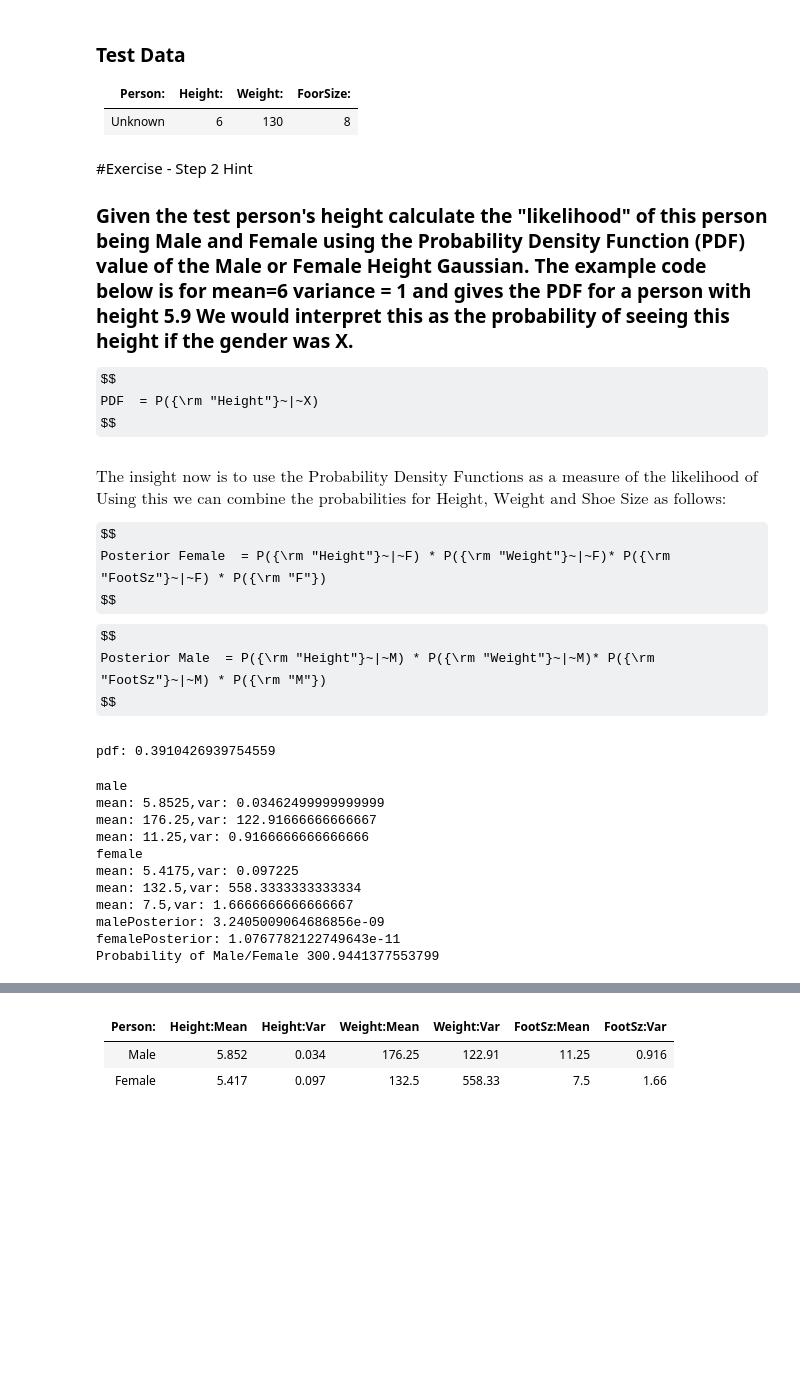
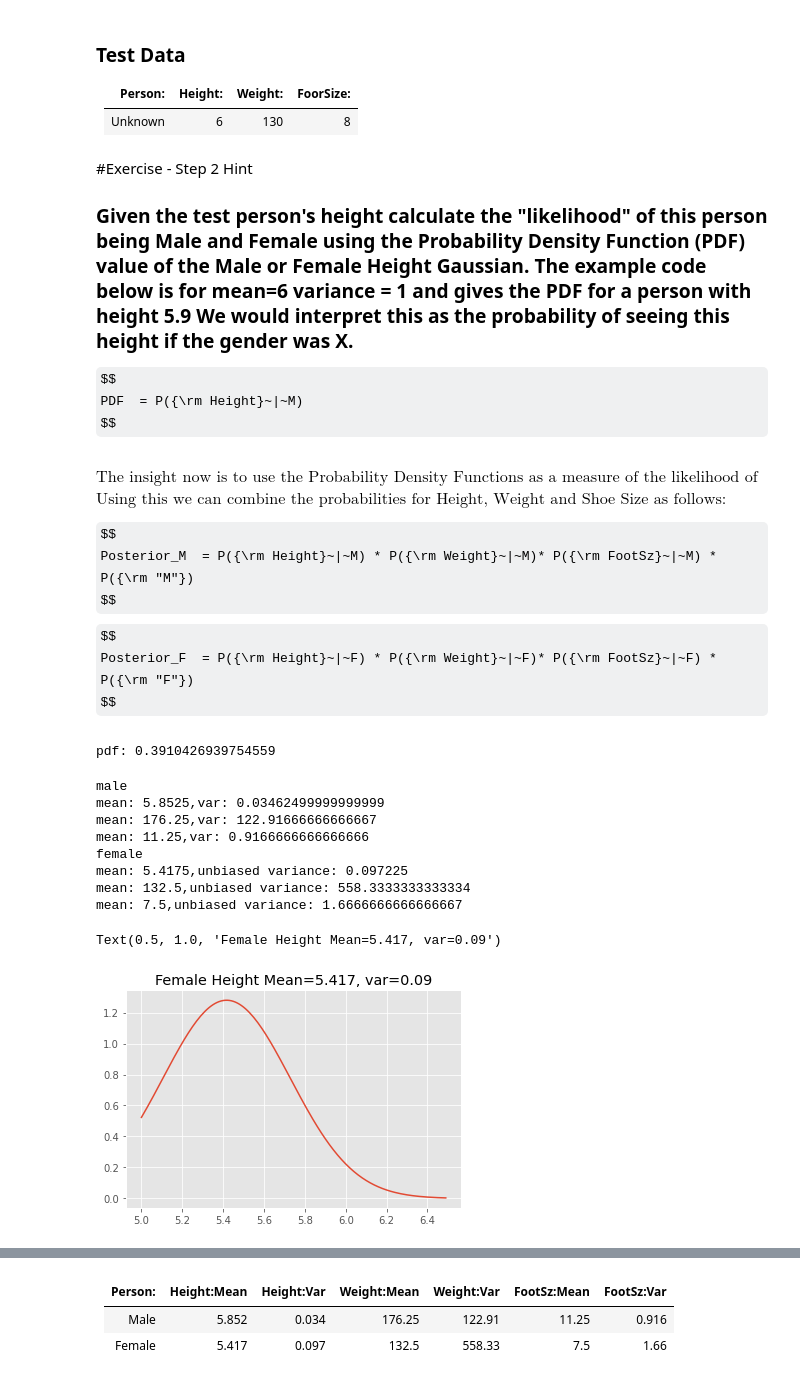
Before and after one commit to johntango/Cert3, a Jupyter notebook: NaiveBayes.ipynb, the cells around one changed output, grey strips where cells are left out. Saved outputs shown, nothing was run; the diff lists cells and outputs as text; code cells hidden in the pictures; some formulas as TeX source; blank space fills up the shorter version.

```diff
--- a/NaiveBayes.ipynb
+++ b/NaiveBayes.ipynb
@@ -238,17 +238,18 @@ $\text{The  training set. We assume Gaussian distributions, with mean and unbias
 #Exercise - Step 2 Hint
 ### Given the test person's height calculate the "likelihood" of this person being Male and Female using the Probability Density Function (PDF) value of the Male or Female Height Gaussian. The example code below is for mean=6 variance = 1  and gives the PDF for a person with height 5.9  We would interpret this as the probability of seeing this height if the gender was X.
 $$
-PDF  = P({\rm "Height"}~|~X)
+PDF  = P({\rm Height}~|~M)
 $$
 # %% [markdown]
-$\text{The insight now is to use the Probability Density Functions as a measure of the likelihood of seeing a sample. }$
+$\text{The insight now is to use the Probability Density Functions as a measure of the likelihood of seeing a sample value. }$
 $\text{Using this we can combine the probabilities for Height, Weight and Shoe Size as follows:  }$
 
+
 $$
-Posterior Female  = P({\rm "Height"}~|~F) * P({\rm "Weight"}~|~F)* P({\rm "FootSz"}~|~F) * P({\rm "F"})
+Posterior_M  = P({\rm Height}~|~M) * P({\rm Weight}~|~M)* P({\rm FootSz}~|~M) * P({\rm "M"})
 $$
 $$
-Posterior Male  = P({\rm "Height"}~|~M) * P({\rm "Weight"}~|~M)* P({\rm "FootSz"}~|~M) * P({\rm "M"})
+Posterior_F  = P({\rm Height}~|~F) * P({\rm Weight}~|~F)* P({\rm FootSz}~|~F) * P({\rm "F"})
 $$
 # %%
 import scipy
@@ -282,7 +283,7 @@ print("female")
 for item in female  :
   mean = np.mean(item)
   var = np.var(item, ddof=1)
-  print(f'mean: {mean},var: {var}')
+  print(f'mean: {mean},unbiased variance: {var}')
   means.append(mean)
   vars.append(var)
 # %% [output]
@@ -291,12 +292,21 @@ mean: 5.8525,var: 0.03462499999999999
 mean: 176.25,var: 122.91666666666667
 mean: 11.25,var: 0.9166666666666666
 female
-mean: 5.4175,var: 0.097225
-mean: 132.5,var: 558.3333333333334
-mean: 7.5,var: 1.6666666666666667
-malePosterior: 3.2405009064686856e-09
-femalePosterior: 1.0767782122749643e-11
-Probability of Male/Female 300.9441377553799
+mean: 5.4175,unbiased variance: 0.097225
+mean: 132.5,unbiased variance: 558.3333333333334
+mean: 7.5,unbiased variance: 1.6666666666666667
+# %%
+# Check Gaussian for Female Height PDF Value
+import matplotlib.pyplot as plt
+import numpy as np
+from scipy.stats import norm
+x = np.arange(5,6.5, 0.01) # range of x in spec
+y = norm.pdf(x, 5.417,np.sqrt(0.097225))
+plt.plot(x,y)
+plt.title("Female Height Mean=5.417, var=0.09")
+# %% [output]
+Text(0.5, 1.0, 'Female Height Mean=5.417, var=0.09')
+[figure, added]
 # %%
 import scipy
 from scipy.stats import norm
```
Also changed, not shown: parts of 3 cells of this notebook.
